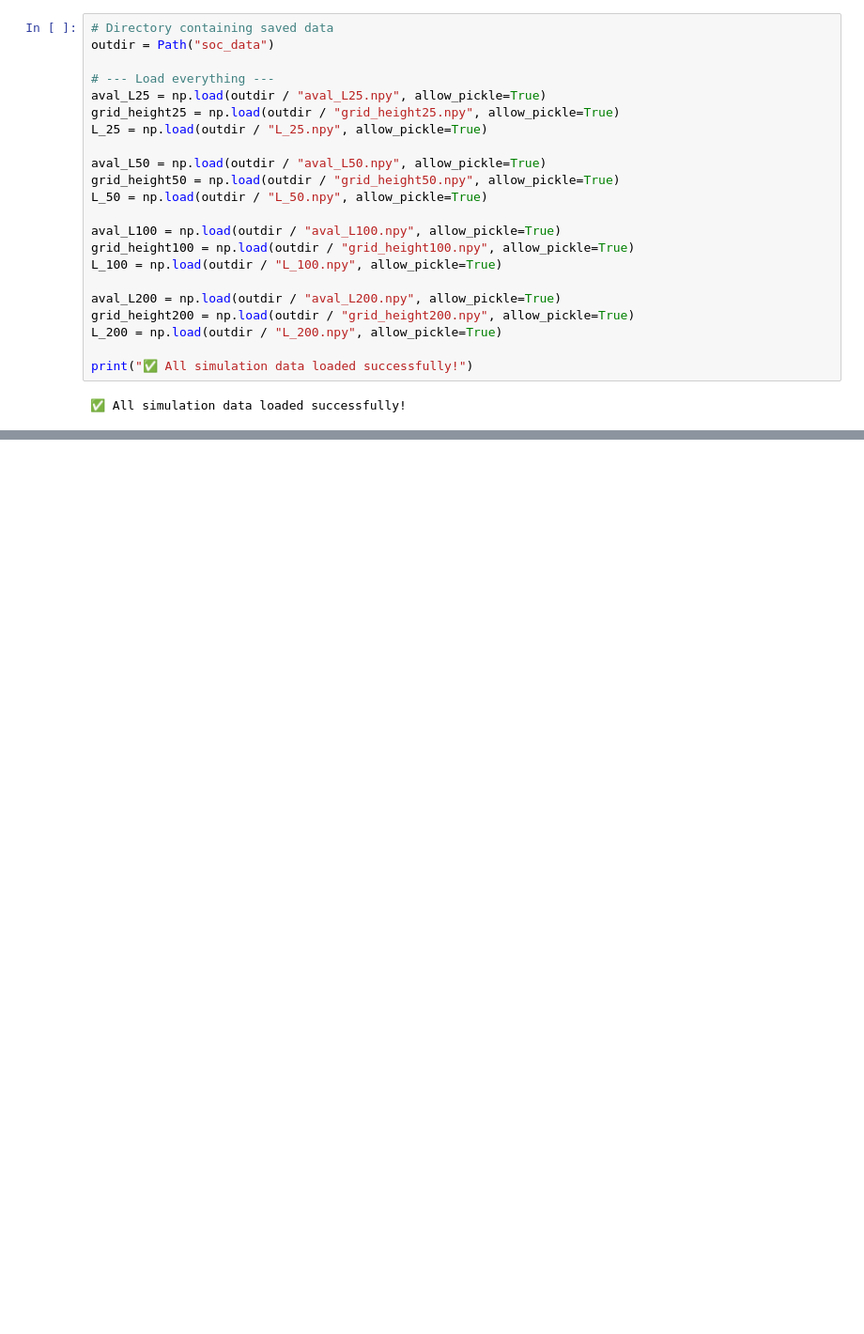
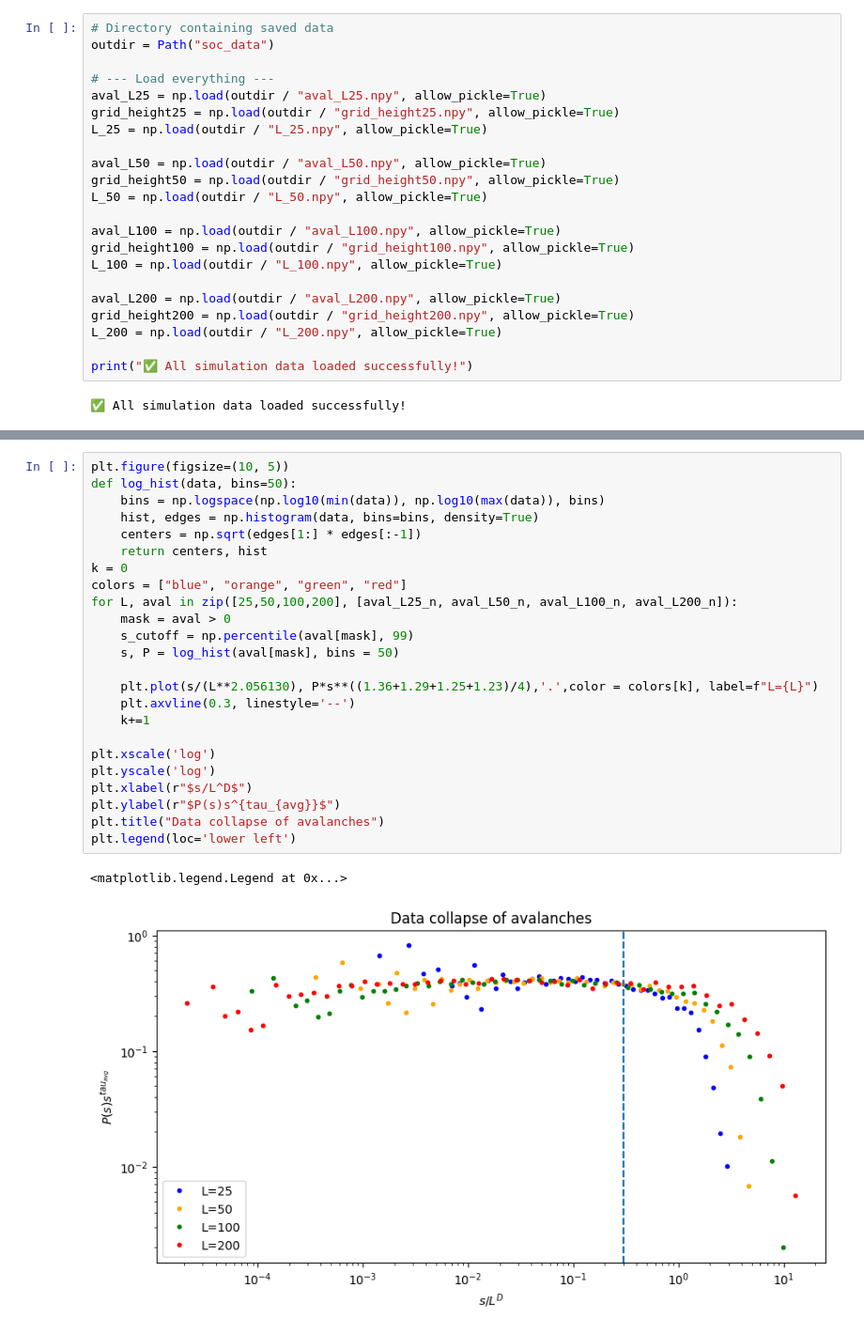
Before and after one commit to slyluc/ComplexPhysics, a Jupyter notebook: src/Midterm 2.ipynb, the cells around one changed output, grey strips where cells are left out. Shown: that part at 94% size. Saved outputs shown, nothing was run; the diff lists cells and outputs as text; blank space fills up the shorter version.

```diff
--- a/src/Midterm 2.ipynb
+++ b/src/Midterm 2.ipynb
@@ -236 +387,28 @@ aval_L200_n = aval_L200[30000:]
+# %%
+plt.figure(figsize=(10, 5))
+def log_hist(data, bins=50):
+    bins = np.logspace(np.log10(min(data)), np.log10(max(data)), bins)
+    hist, edges = np.histogram(data, bins=bins, density=True)
+    centers = np.sqrt(edges[1:] * edges[:-1])
+    return centers, hist
+k = 0
+colors = ["blue", "orange", "green", "red"]
+for L, aval in zip([25,50,100,200], [aval_L25_n, aval_L50_n, aval_L100_n, aval_L200_n]):
+    mask = aval > 0
+    s_cutoff = np.percentile(aval[mask], 99)
+    s, P = log_hist(aval[mask], bins = 50)
+
+    plt.plot(s/(L**2.056130), P*s**((1.36+1.29+1.25+1.23)/4),'.',color = colors[k], label=f"L={L}")
+    plt.axvline(0.3, linestyle='--')
+    k+=1
+
+plt.xscale('log')
+plt.yscale('log')
+plt.xlabel(r"$s/L^D$")
+plt.ylabel(r"$P(s)s^{tau_{avg}}$")
+plt.title("Data collapse of avalanches")
+plt.legend(loc='lower left')
+# %% [output]
+<matplotlib.legend.Legend at 0x...>
+[figure, added]
 # %%
```
Also changed, not shown: parts of 25 cells of this notebook, 46 other files.
